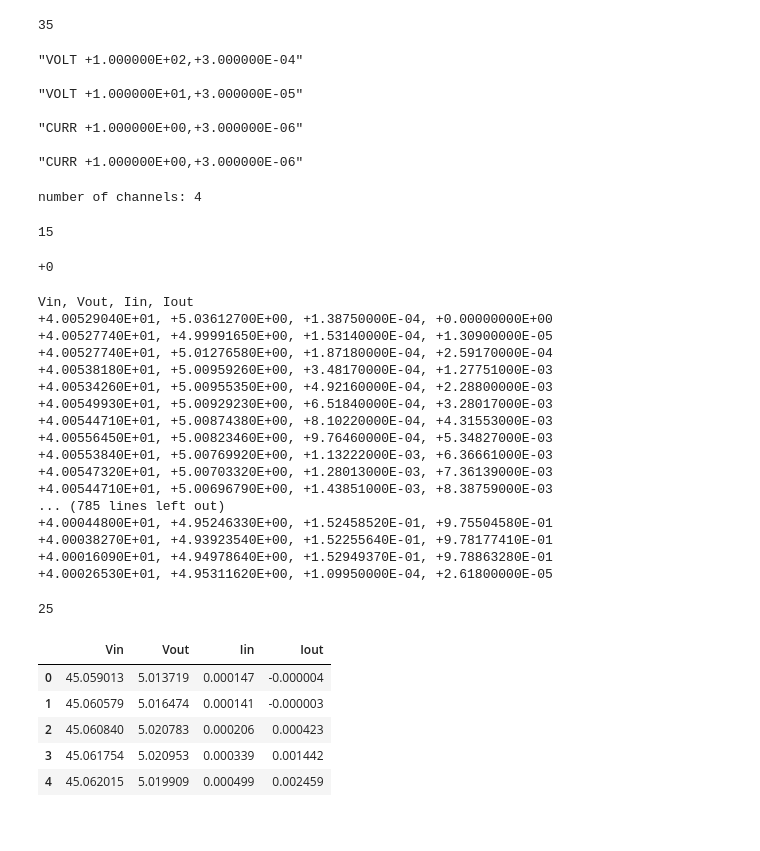
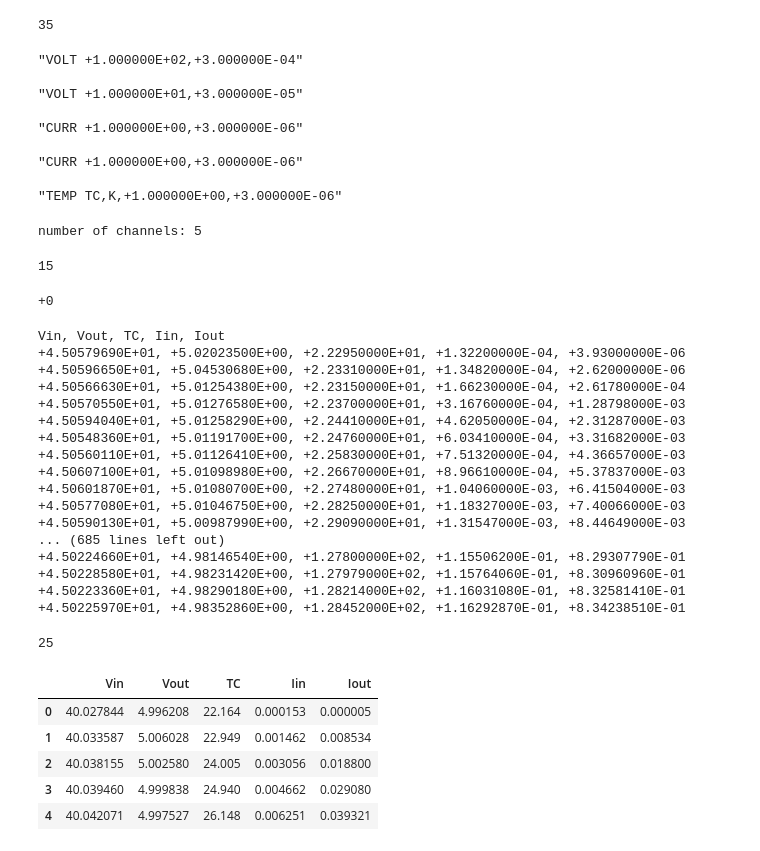
Before and after one commit to sdp8483/pl_test_pcb, a Jupyter notebook: LGS5145/software/lgs5145_characterize.ipynb, the cells around one changed output. Cells and saved outputs as stored; diff of their text form; code cells hidden in the pictures.

Commit message:
collect more data

```diff
--- a/LGS5145/software/lgs5145_characterize.ipynb
+++ b/LGS5145/software/lgs5145_characterize.ipynb
@@ -39,6 +29,7 @@ print(inst.query("configure? (@101)"))
 print(inst.query("configure? (@102)"))
 print(inst.query("configure? (@121)"))
 print(inst.query("configure? (@122)"))
+print(inst.query("configure? (@103)"))
 # %% [output]
 "VOLT +1.000000E+02,+3.000000E-04"
 
@@ -47,6 +38,8 @@ print(inst.query("configure? (@122)"))
 "CURR +1.000000E+00,+3.000000E-06"
 
 "CURR +1.000000E+00,+3.000000E-06"
+
+"TEMP TC,K,+1.000000E+00,+3.000000E-06"
 # %%
 # configure scanning
 
@@ -54,7 +47,7 @@ print(inst.query("configure? (@122)"))
 scanIntervals = 10      # Delay in secs, between scans
 numberScans = 1         # Number of scan sweeps to measure
 channelDelay = 0.1      # Delay, in secs, between relay closure and measurement
-scanlist = "(@101:102,121:122)"
+scanlist = "(@101:102,103,121:122)"
 
 # setup scan list
 inst.write("ROUTE:SCAN " + scanlist)
@@ -62,11 +55,11 @@ numberChannels = int(inst.query("ROUTE:SCAN:SIZE?"))
 print("number of channels: {}".format(numberChannels))
 
 # reading format
-inst.write("FORMAT:READING:CHAN OFF") # dont return channel number
-inst.write("FORMAT:READING:TIME OFF") # dont return time
+# inst.write("FORMAT:READING:CHAN OFF") # dont return channel number
+# inst.write("FORMAT:READING:TIME OFF") # dont return time
 
 # channel delay
-inst.write("ROUT:CHAN:DELAY " + str(channelDelay)+ "," + scanlist)
+# inst.write("ROUT:CHAN:DELAY " + str(channelDelay)+ "," + scanlist)
 
 # setup when scanning starts and interval rate
 inst.write("TRIG:COUNT " + str(numberScans))
@@ -76,7 +69,7 @@ inst.write("TRIG:TIMER " + str(scanIntervals))
 #start the scan
 # inst.write("INIT")  # start scan
 # %% [output]
-number of channels: 4
+number of channels: 5
 15
 # %%
 print(inst.query("DATA:POINTS?"))
@@ -84,9 +77,9 @@ print(inst.query("DATA:POINTS?"))
 +0
 # %%
 # Collect data
-print("Vin, Vout, Iin, Iout")
+print("Vin, Vout, TC, Iin, Iout")
 
-for v in range(0, 800):
+for v in range(0, 700):
     inst.write("source:voltage {},(@204)".format(v/100))   # set DAC to voltage
     time.sleep(1) # sleep for 10 seconds
     inst.write("INIT")  # start scan
@@ -95,51 +88,53 @@ for v in range(0, 800):
     # read data
     vin_str = inst.query("DATA:REMOVE? 1")
     vout_str = inst.query("DATA:REMOVE? 1")
+    tc_str = inst.query("DATA:REMOVE? 1")
     iin_str = inst.query("DATA:REMOVE? 1")
     iout_str = inst.query("DATA:REMOVE? 1")
 
     vin_str = vin_str.replace('\r\n', '')
     vout_str = vout_str.replace('\r\n', '')
+    tc_str = tc_str.replace('\r\n', '')
     iin_str = iin_str.replace('\r\n', '')
     iout_str = iout_str.replace('\r\n', '')
 
     # print data
-    print("{}, {}, {}, {}".format(vin_str, vout_str, iin_str, iout_str))
+    print("{}, {}, {}, {}, {}".format(vin_str, vout_str, tc_str, iin_str, iout_str))
 
 # turn off current
 inst.write("source:voltage 0,(@204)")   # set DAC to voltage
 # %% [output]
-Vin, Vout, Iin, Iout
-+4.00529040E+01, +5.03612700E+00, +1.38750000E-04, +0.00000000E+00
-+4.00527740E+01, +4.99991650E+00, +1.53140000E-04, +1.30900000E-05
-+4.00527740E+01, +5.01276580E+00, +1.87180000E-04, +2.59170000E-04
-+4.00538180E+01, +5.00959260E+00, +3.48170000E-04, +1.27751000E-03
-+4.00534260E+01, +5.00955350E+00, +4.92160000E-04, +2.28800000E-03
-+4.00549930E+01, +5.00929230E+00, +6.51840000E-04, +3.28017000E-03
-+4.00544710E+01, +5.00874380E+00, +8.10220000E-04, +4.31553000E-03
-+4.00556450E+01, +5.00823460E+00, +9.76460000E-04, +5.34827000E-03
-+4.00553840E+01, +5.00769920E+00, +1.13222000E-03, +6.36661000E-03
-+4.00547320E+01, +5.00703320E+00, +1.28013000E-03, +7.36139000E-03
-+4.00544710E+01, +5.00696790E+00, +1.43851000E-03, +8.38759000E-03
-... (785 lines left out)
-+4.00044800E+01, +4.95246330E+00, +1.52458520E-01, +9.75504580E-01
-+4.00038270E+01, +4.93923540E+00, +1.52255640E-01, +9.78177410E-01
-+4.00016090E+01, +4.94978640E+00, +1.52949370E-01, +9.78863280E-01
-+4.00026530E+01, +4.95311620E+00, +1.09950000E-04, +2.61800000E-05
+Vin, Vout, TC, Iin, Iout
++4.50579690E+01, +5.02023500E+00, +2.22950000E+01, +1.32200000E-04, +3.93000000E-06
++4.50596650E+01, +5.04530680E+00, +2.23310000E+01, +1.34820000E-04, +2.62000000E-06
++4.50566630E+01, +5.01254380E+00, +2.23150000E+01, +1.66230000E-04, +2.61780000E-04
++4.50570550E+01, +5.01276580E+00, +2.23700000E+01, +3.16760000E-04, +1.28798000E-03
++4.50594040E+01, +5.01258290E+00, +2.24410000E+01, +4.62050000E-04, +2.31287000E-03
++4.50548360E+01, +5.01191700E+00, +2.24760000E+01, +6.03410000E-04, +3.31682000E-03
++4.50560110E+01, +5.01126410E+00, +2.25830000E+01, +7.51320000E-04, +4.36657000E-03
++4.50607100E+01, +5.01098980E+00, +2.26670000E+01, +8.96610000E-04, +5.37837000E-03
++4.50601870E+01, +5.01080700E+00, +2.27480000E+01, +1.04060000E-03, +6.41504000E-03
++4.50577080E+01, +5.01046750E+00, +2.28250000E+01, +1.18327000E-03, +7.40066000E-03
++4.50590130E+01, +5.00987990E+00, +2.29090000E+01, +1.31547000E-03, +8.44649000E-03
+... (685 lines left out)
++4.50224660E+01, +4.98146540E+00, +1.27800000E+02, +1.15506200E-01, +8.29307790E-01
++4.50228580E+01, +4.98231420E+00, +1.27979000E+02, +1.15764060E-01, +8.30960960E-01
++4.50223360E+01, +4.98290180E+00, +1.28214000E+02, +1.16031080E-01, +8.32581410E-01
++4.50225970E+01, +4.98352860E+00, +1.28452000E+02, +1.16292870E-01, +8.34238510E-01
 25
 # %%
 import pandas as pd
 import matplotlib.pyplot as plt
 # %%
-df = pd.read_csv("lgs5145_characterize.csv")
+df = pd.read_csv("lgs5145_40Vin_withTC_longDelay.csv")
 df.head()
 # %% [output]
-|  | Vin | Vout | Iin | Iout |
-| 0 | 45.059013 | 5.013719 | 0.000147 | -0.000004 |
-| 1 | 45.060579 | 5.016474 | 0.000141 | -0.000003 |
-| 2 | 45.060840 | 5.020783 | 0.000206 | 0.000423 |
-| 3 | 45.061754 | 5.020953 | 0.000339 | 0.001442 |
-| 4 | 45.062015 | 5.019909 | 0.000499 | 0.002459 |
+|  | Vin | Vout | TC | Iin | Iout |
+| 0 | 40.027844 | 4.996208 | 22.164 | 0.000153 | 0.000005 |
+| 1 | 40.033587 | 5.006028 | 22.949 | 0.001462 | 0.008534 |
+| 2 | 40.038155 | 5.002580 | 24.005 | 0.003056 | 0.018800 |
+| 3 | 40.039460 | 4.999838 | 24.940 | 0.004662 | 0.029080 |
+| 4 | 40.042071 | 4.997527 | 26.148 | 0.006251 | 0.039321 |
 # %%
 plt.plot(df['Vin'], label = "Input Voltage")
 plt.plot(df[' Vout'], label = "Output Voltage")
```
Also changed, not shown: parts of 9 cells of this notebook, 6 other files.
